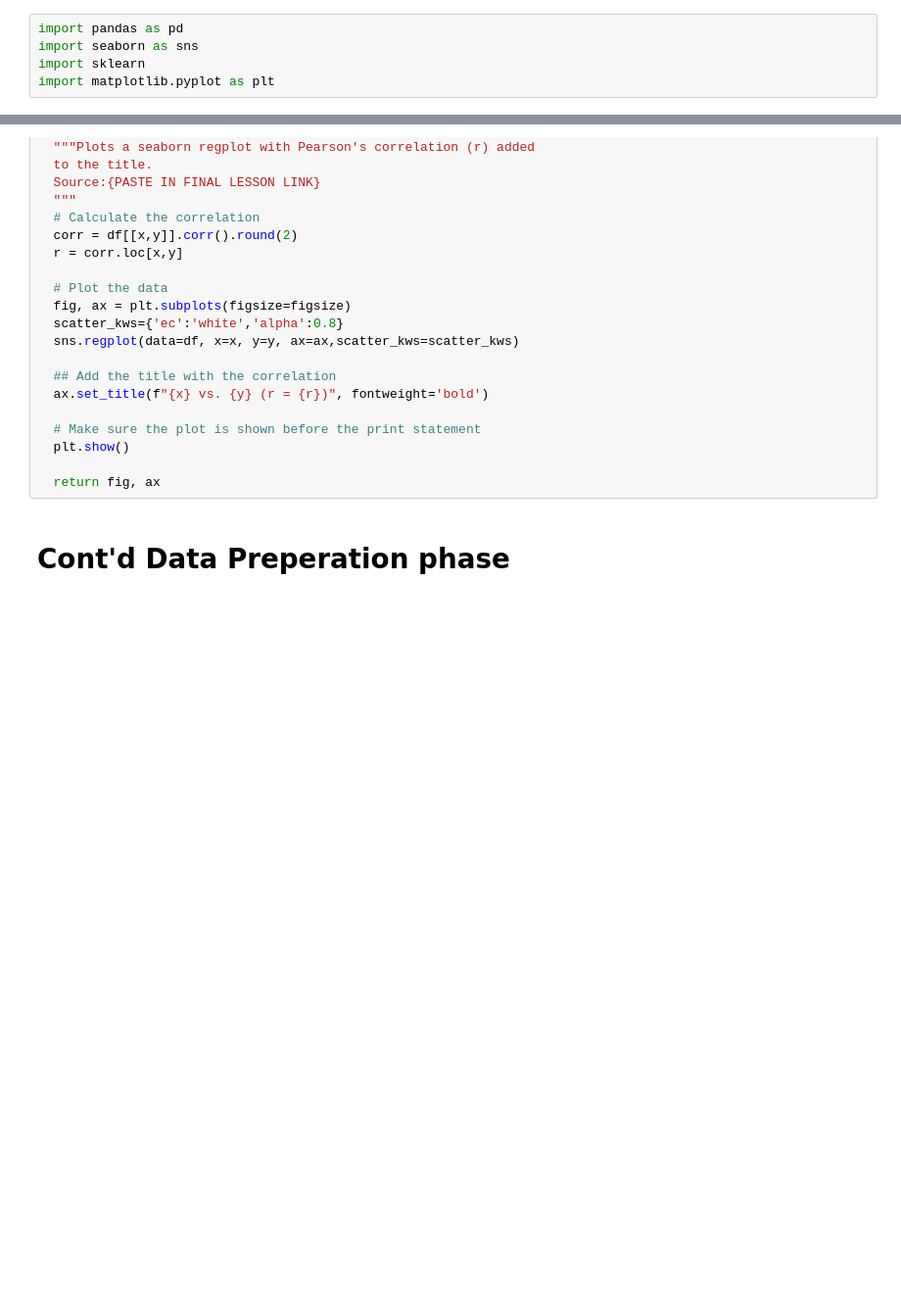
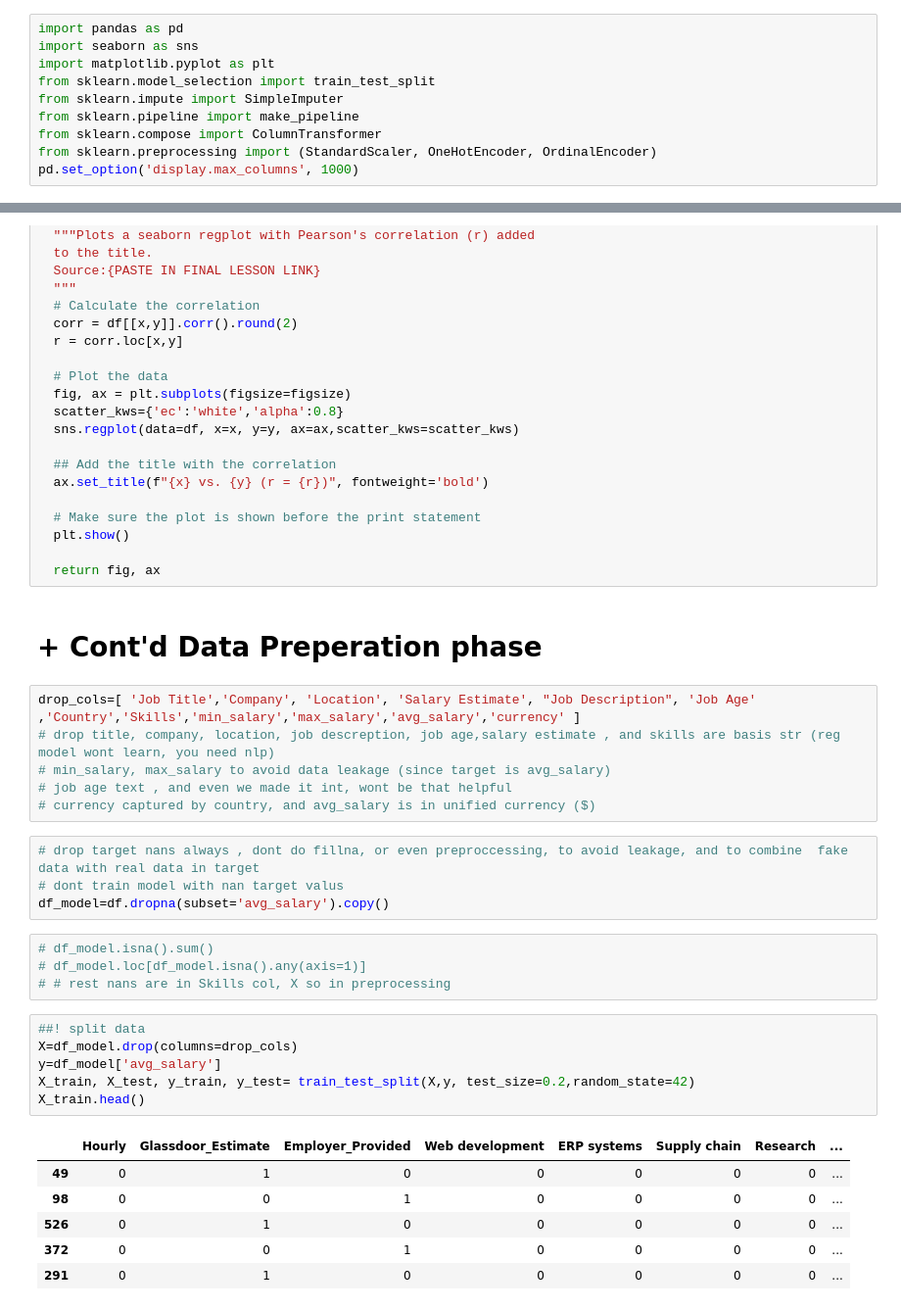
Before and after one commit to Salah-Mo-hammed/ds-jobs, a Jupyter notebook: ds_jobs_project/notebooks/contd_preperation_phase.ipynb, the cells around one changed output, grey strips where cells are left out. Shown at 98% size. Drawn from its saved outputs; the diff is of its cells as text; blank space fills up the shorter version.

Commit message:
test dummy linwar regression

```diff
--- a/ds_jobs_project/notebooks/contd_preperation_phase.ipynb
+++ b/ds_jobs_project/notebooks/contd_preperation_phase.ipynb
@@ -1,8 +1,13 @@
 # %%
 import pandas as pd
 import seaborn as sns
-import sklearn
 import matplotlib.pyplot as plt
+from sklearn.model_selection import train_test_split
+from sklearn.impute import SimpleImputer
+from sklearn.pipeline import make_pipeline
+from sklearn.compose import ColumnTransformer
+from sklearn.preprocessing import (StandardScaler, OneHotEncoder, OrdinalEncoder)
+pd.set_option('display.max_columns', 1000)
 # %%
 df=pd.read_csv("/home/salah-mohammed/Data_Science/ds_jobs_project/data/cleaned_dfs/updated_df.csv")
 df.head()
@@ -188,4 +192,31 @@ def plot_numeric_vs_target(df, x, y,
 
   return fig, ax
 # %% [markdown]
-# Cont'd Data Preperation phase
+# + Cont'd Data Preperation phase
+# %%
+drop_cols=[ 'Job Title','Company', 'Location', 'Salary Estimate', "Job Description", 'Job Age' ,'Country','Skills','min_salary','max_salary','avg_salary','currency' ]
+# drop title, company, location, job descreption, job age,salary estimate , and skills are basis str (reg model wont learn, you need nlp)
+# min_salary, max_salary to avoid data leakage (since target is avg_salary)
+# job age text , and even we made it int, wont be that helpful
+# currency captured by country, and avg_salary is in unified currency ($)
+# %%
+# drop target nans always , dont do fillna, or even preproccessing, to avoid leakage, and to combine  fake data with real data in target
+# dont train model with nan target valus
+df_model=df.dropna(subset='avg_salary').copy()
+# %%
+# df_model.isna().sum()
+# df_model.loc[df_model.isna().any(axis=1)]
+# # rest nans are in Skills col, X so in preprocessing
+# %%
+##! split data
+X=df_model.drop(columns=drop_cols)
+y=df_model['avg_salary']
+X_train, X_test, y_train, y_test= train_test_split(X,y, test_size=0.2,random_state=42)
+X_train.head()
+# %% [output]
+|  | Hourly | Glassdoor_Estimate | Employer_Provided | Web development | ERP systems | Supply chain | Research | ... |
+| 49 | 0 | 1 | 0 | 0 | 0 | 0 | 0 | ... |
+| 98 | 0 | 0 | 1 | 0 | 0 | 0 | 0 | ... |
+| 526 | 0 | 1 | 0 | 0 | 0 | 0 | 0 | ... |
+| 372 | 0 | 0 | 1 | 0 | 0 | 0 | 0 | ... |
+| 291 | 0 | 1 | 0 | 0 | 0 | 0 | 0 | ... |
```
Also changed, not shown: parts of 14 cells of this notebook, 2 other files.
